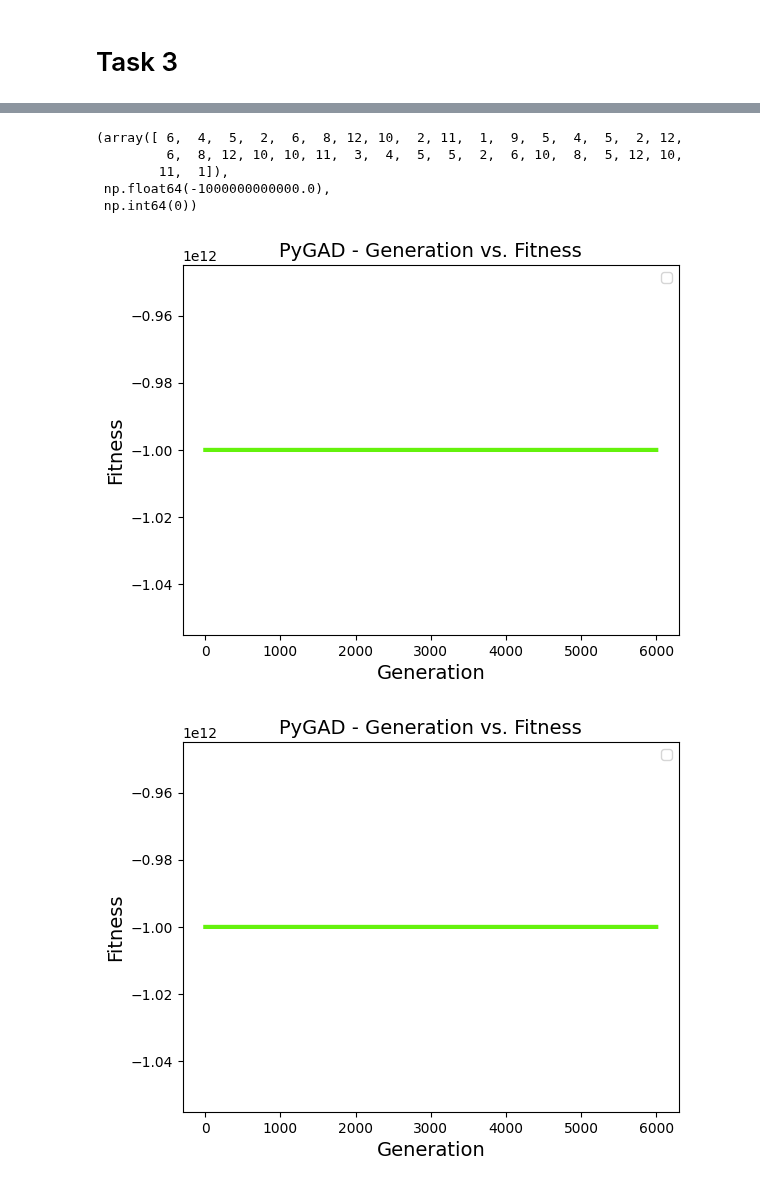
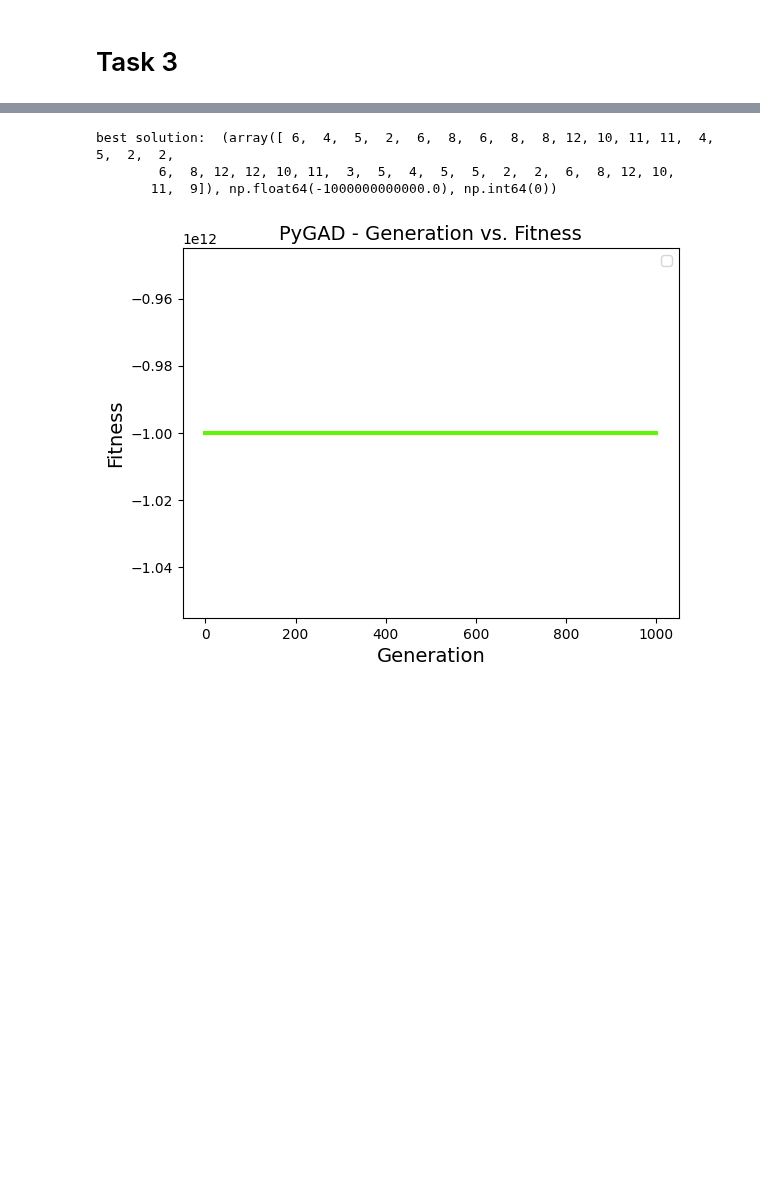
Before and after one commit to Favstina/IntelligentSystems-Assigment_1, a Jupyter notebook: Assigment1.ipynb, the cells around one changed output, grey strips where cells are left out. Cells and saved outputs as stored; diff of their text form; code cells hidden in the pictures; blank space fills up the shorter version.

```diff
--- a/Assigment1.ipynb
+++ b/Assigment1.ipynb
@@ -670,14 +591,0 @@ ga_instance.plot_fitness()
-# %%
-with open("graphs/g6.txt") as f: n = int(f.readline())
-print(n)
-
-graph = pd.read_csv("graphs/g6.txt", sep=" ", skiprows=1, names=["A", "B", "w"])
-print(graph)
-
-sequence = [2,4,5]
-
-numAgents = 2
-agent_len = 5
-genom = [1, 2, 4, 5, 5, 3, 3, 2, 4, 5]
-
-#path(genom, numAgents, agent_len)
@@ -749,42 +686,16 @@ print(graph)
 # %%
 sequence = [4, 5, 2, 6, 8, 12, 10, 11]
 
 k = 1
-m = 3
 agent_len = n*k
-numAgents = m
-init_pop = creating_init_pop(n, agent_len, numAgents)
+numAgents = 3
 
-gene_space = [i for i in range(1, n+1)]
-
-#print(init_pop)
-
-ga_instance = pygad.GA(fitness_func=fitness_fun3,
-                       num_generations=15000,
-                       num_parents_mating=5,
-                       initial_population=init_pop,
-                       sol_per_pop=50,
-                       num_genes=(agent_len * numAgents),
-                       gene_space=gene_space,
-                       gene_type=int,
-                       crossover_type=crossover_task3,
-                       mutation_type=mutation_task3,
-                      )
-
-ga_instance.run()
+genetic_algo_task3(n, k, agent_len, numAgents, graph, sequence, 1000, 5, 50)
+# %% [output]
+best solution:  (array([ 6,  4,  5,  2,  6,  8,  6,  8,  8, 12, 10, 11, 11,  4,  5,  2,  2,
+        6,  8, 12, 12, 10, 11,  3,  5,  4,  5,  5,  2,  2,  6,  8, 12, 10,
+       11,  9]), np.float64(-1000000000000.0), np.int64(0))
+[figure, added]
-# %%
-ga_instance.best_solution()
-# %% [output]
-(array([ 6,  4,  5,  2,  6,  8, 12, 10,  2, 11,  1,  9,  5,  4,  5,  2, 12,
-         6,  8, 12, 10, 10, 11,  3,  4,  5,  5,  2,  6, 10,  8,  5, 12, 10,
-        11,  1]),
- np.float64(-1000000000000.0),
- np.int64(0))
-# %%
-ga_instance.plot_fitness()
-# %% [output]
-[figure, removed]
-[figure, removed]
 # %%
 sequence = [4, 5, 2]
 
```
Also changed, not shown: parts of 18 cells of this notebook.
